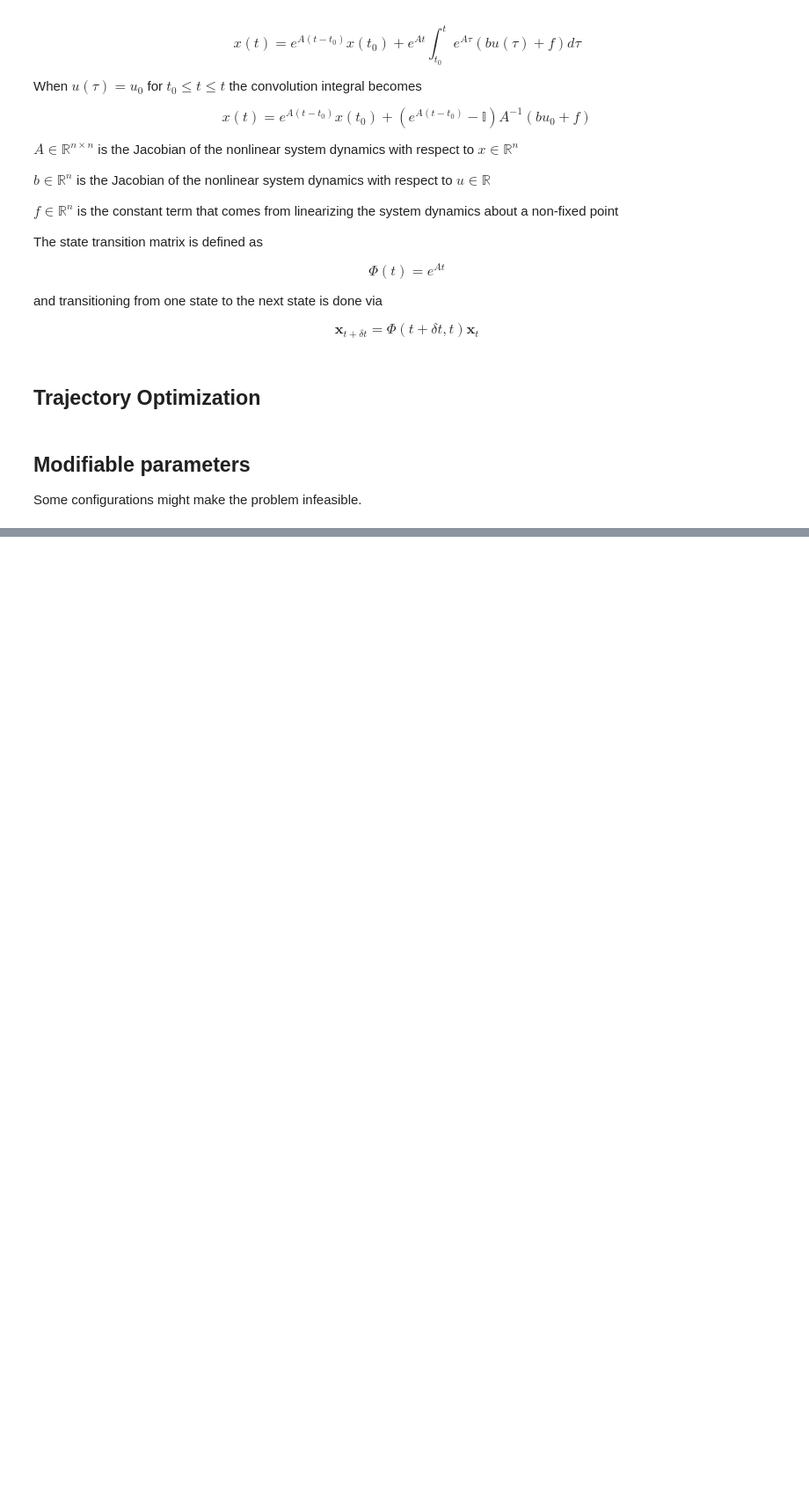
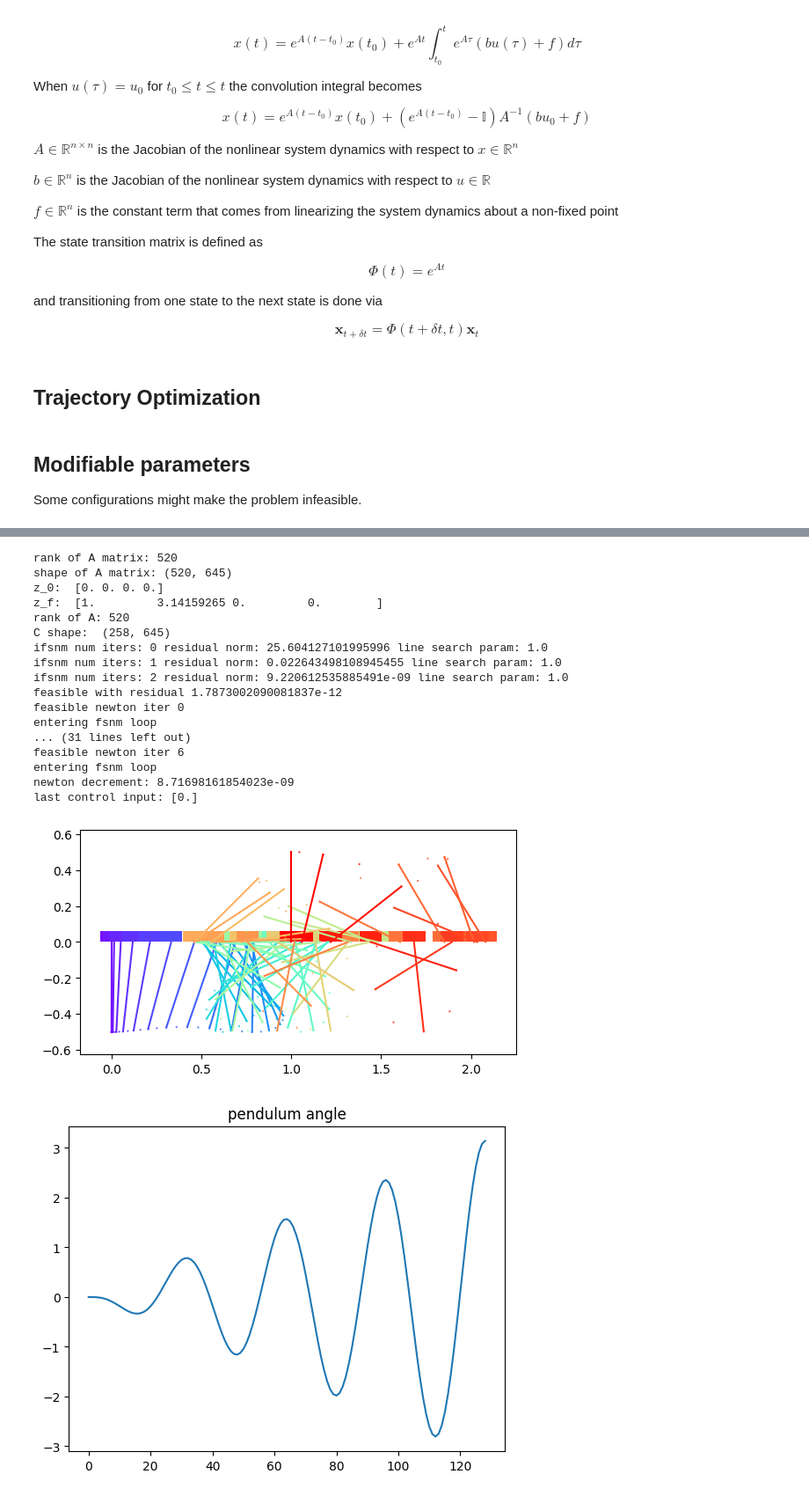
Before and after one commit to therealjtgill/traj_opt, a Jupyter notebook: cartpole_traj_opt.ipynb, the cells around one changed output, grey strips where cells are left out. Shown at 88% size. Saved outputs shown, nothing was run; the diff lists cells and outputs as text; code cells hidden in the pictures; blank space fills up the shorter version.

```diff
--- a/cartpole_traj_opt.ipynb
+++ b/cartpole_traj_opt.ipynb
@@ -612,2 +712,22 @@ dynamics = CartpoleDynamics(l_pend, m_pend, m_cart, u_min, u_max)
 # %%
-# cartpole_trajectory_optimizer(N, T, control_weighting, z_0, z_final, dynamics)
+cartpole_trajectory_optimizer_without_class(N, T, dynamics, z_0, z_final)
+# %% [output]
+rank of A matrix: 520
+shape of A matrix: (520, 645)
+z_0:  [0. 0. 0. 0.]
+z_f:  [1.         3.14159265 0.         0.        ]
+rank of A: 520
+C shape:  (258, 645)
+ifsnm num iters: 0 residual norm: 25.604127101995996 line search param: 1.0
+ifsnm num iters: 1 residual norm: 0.022643498108945455 line search param: 1.0
+ifsnm num iters: 2 residual norm: 9.220612535885491e-09 line search param: 1.0
+feasible with residual 1.7873002090081837e-12
+feasible newton iter 0
+entering fsnm loop
+... (31 lines left out)
+feasible newton iter 6
+entering fsnm loop
+newton decrement: 8.71698161854023e-09
+last control input: [0.]
+[figure, added]
+[figure, added]
```
Also changed, not shown: parts of 10 cells of this notebook, 4 other files.
